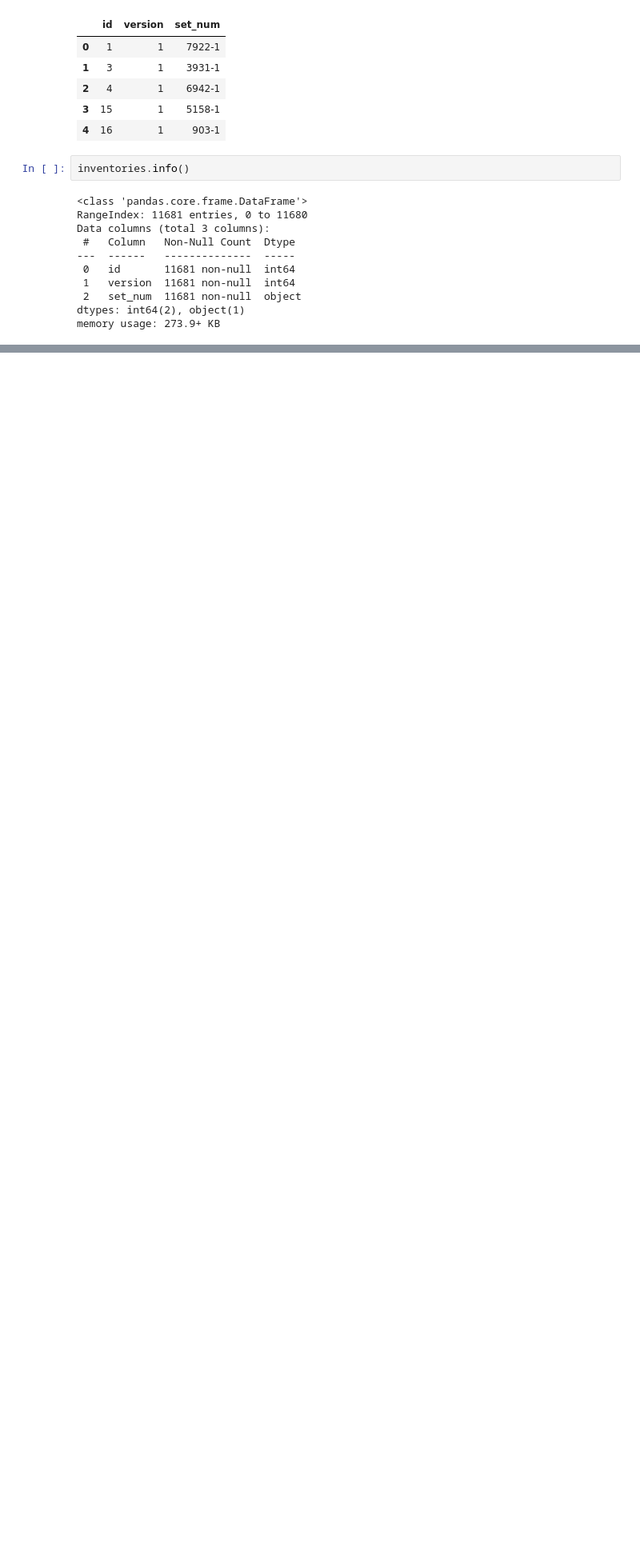
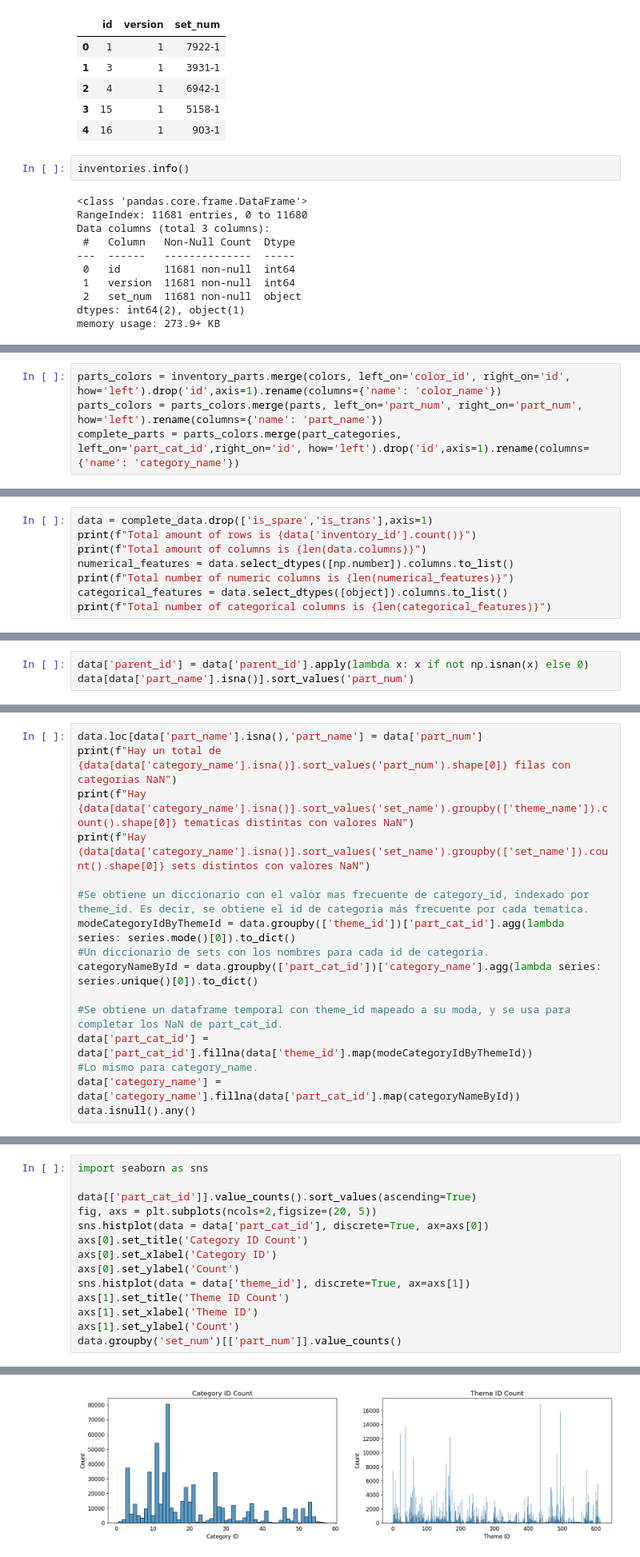
Before and after one commit to matias-herreros/ADD_Lego, a Jupyter notebook: EDA.ipynb, the cells around one changed output, grey strips where cells are left out. Shown at 80% size. Cells and saved outputs as stored; diff of their text form; blank space fills up the shorter version.

```diff
--- a/EDA.ipynb
+++ b/EDA.ipynb
@@ -351,0 +375,4 @@ memory usage: 273.9+ KB
+# %%
+parts_colors = inventory_parts.merge(colors, left_on='color_id', right_on='id', how='left').drop('id',axis=1).rename(columns={'name': 'color_name'})
+parts_colors = parts_colors.merge(parts, left_on='part_num', right_on='part_num', how='left').rename(columns={'name': 'part_name'})
+complete_parts = parts_colors.merge(part_categories, left_on='part_cat_id',right_on='id', how='left').drop('id',axis=1).rename(columns={'name': 'category_name'})
@@ -351,0 +424,8 @@ memory usage: 273.9+ KB
+# %%
+data = complete_data.drop(['is_spare','is_trans'],axis=1)
+print(f"Total amount of rows is {data['inventory_id'].count()}")
+print(f"Total amount of columns is {len(data.columns)}")
+numerical_features = data.select_dtypes([np.number]).columns.to_list()
+print(f"Total number of numeric columns is {len(numerical_features)}")
+categorical_features = data.select_dtypes([object]).columns.to_list()
+print(f"Total number of categorical columns is {len(categorical_features)}")
@@ -351,0 +462,3 @@ memory usage: 273.9+ KB
+# %%
+data['parent_id'] = data['parent_id'].apply(lambda x: x if not np.isnan(x) else 0)
+data[data['part_name'].isna()].sort_values('part_num')
@@ -351,0 +481,16 @@ memory usage: 273.9+ KB
+# %%
+data.loc[data['part_name'].isna(),'part_name'] = data['part_num']
+print(f"Hay un total de {data[data['category_name'].isna()].sort_values('part_num').shape[0]} filas con categorias NaN")
+print(f"Hay {data[data['category_name'].isna()].sort_values('set_name').groupby(['theme_name']).count().shape[0]} tematicas distintas con valores NaN")
+print(f"Hay {data[data['category_name'].isna()].sort_values('set_name').groupby(['set_name']).count().shape[0]} sets distintos con valores NaN")
+
+#Se obtiene un diccionario con el valor mas frecuente de category_id, indexado por theme_id. Es decir, se obtiene el id de categoria más frecuente por cada tematica.
+modeCategoryIdByThemeId = data.groupby(['theme_id'])['part_cat_id'].agg(lambda series: series.mode()[0]).to_dict()
+#Un diccionario de sets con los nombres para cada id de categoria.
+categoryNameById = data.groupby(['part_cat_id'])['category_name'].agg(lambda series: series.unique()[0]).to_dict()
+
+#Se obtiene un dataframe temporal con theme_id mapeado a su moda, y se usa para completar los NaN de part_cat_id.
+data['part_cat_id'] = data['part_cat_id'].fillna(data['theme_id'].map(modeCategoryIdByThemeId))
+#Lo mismo para category_name.
+data['category_name'] = data['category_name'].fillna(data['part_cat_id'].map(categoryNameById))
+data.isnull().any()
@@ -351,0 +523,15 @@ memory usage: 273.9+ KB
+# %%
+import seaborn as sns
+
+data[['part_cat_id']].value_counts().sort_values(ascending=True)
+fig, axs = plt.subplots(ncols=2,figsize=(20, 5))
+sns.histplot(data = data['part_cat_id'], discrete=True, ax=axs[0])
+axs[0].set_title('Category ID Count')
+axs[0].set_xlabel('Category ID')
+axs[0].set_ylabel('Count')
+sns.histplot(data = data['theme_id'], discrete=True, ax=axs[1])
+axs[1].set_title('Theme ID Count')
+axs[1].set_xlabel('Theme ID')
+axs[1].set_ylabel('Count')
+data.groupby('set_num')[['part_num']].value_counts()
+# %% [output]
@@ -351,0 +551 @@ memory usage: 273.9+ KB
+[figure, added]
```
Also changed, not shown: parts of 29 cells of this notebook.
